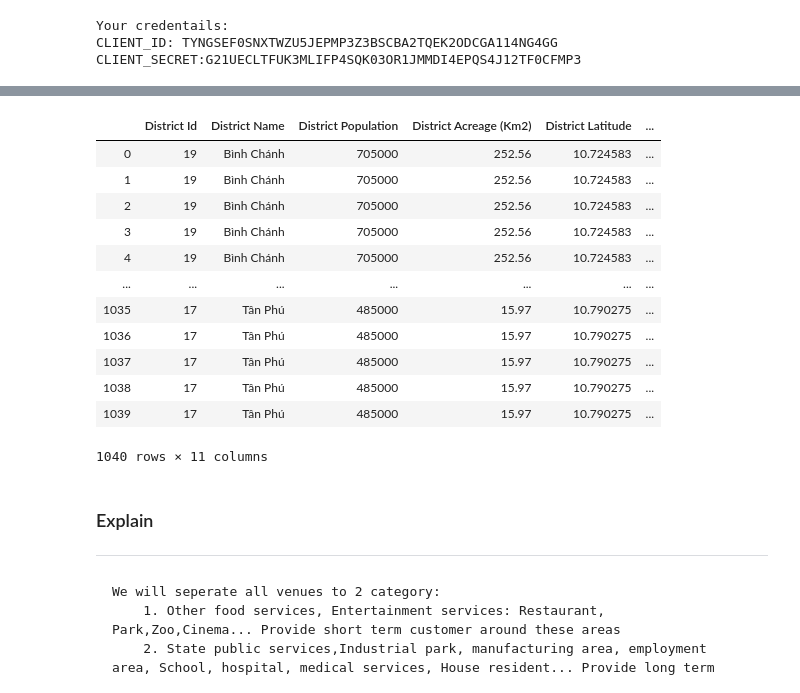
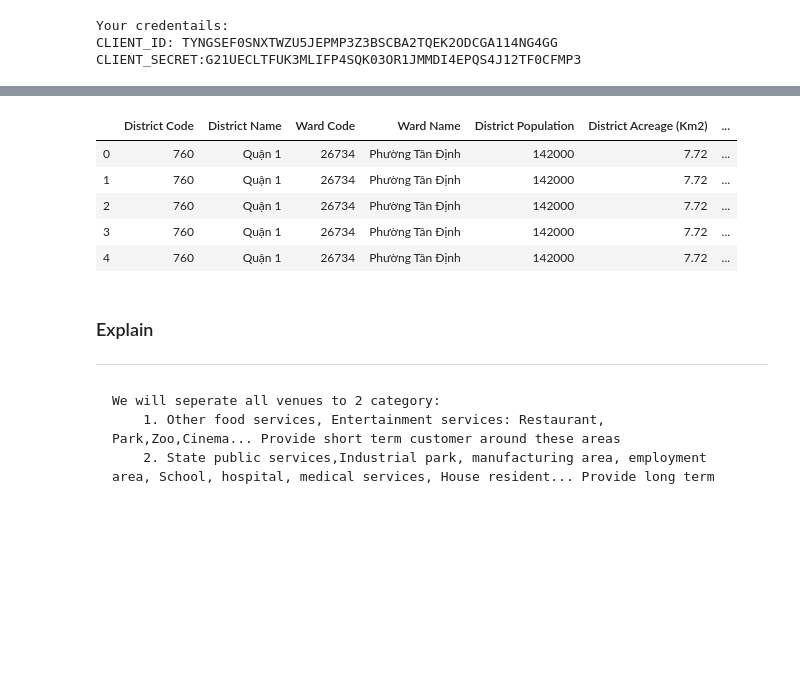
Before and after one commit to giahuy9751990/Coursera_Capstone, a Jupyter notebook: Coursera Week 1 Capstone.ipynb, the cells around one changed output, grey strips where cells are left out. Saved outputs shown, nothing was run; the diff lists cells and outputs as text; code cells hidden in the pictures; blank space fills up the shorter version.

```diff
--- a/Coursera Week 1 Capstone.ipynb
+++ b/Coursera Week 1 Capstone.ipynb
@@ -269,26 +300,30 @@ def get_foursquare_url(cl_id,cl_se,ver,lat,long,radius,category):
 # %%
-def getNearbyVenues(df_get,District_Code,names,population, latitudes, longitudes, acreage,category_type,category):
+def getNearbyVenues(df_get,category_type,category):
     CLIENT_ID = 'TYNGSEF0SNXTWZU5JEPMP3Z3BSCBA2TQEK2ODCGA114NG4GG' # your Foursquare ID
     CLIENT_SECRET = 'G21UECLTFUK3MLIFP4SQK03OR1JMMDI4EPQS4J12TF0CFMP3' # your Foursquare Secret
-    VERSION = 20200304
+    VERSION = 20200310
     venues_list=[]
-    for dis_id,name,pop, lat, lng,acr in zip(District Code,names,population, latitudes, longitudes, acreage):
-        print(name)
+    for index,value in df_get.iterrows():
+        print(value['Ward Name'])
 
+        # Lấy trung bình diện tích cho mỗi quận sau đó chia lấy radius cho tất cả các quận theo trung bình
+        avg = float(value['Acreage (Km2)'])/df_get[df_get['District Code']==value['District Code']].shape[0]
         # create the API request URL
-        url = get_foursquare_url(CLIENT_ID,CLIENT_SECRET,VERSION,lat,lng,int(math.sqrt(float(acr)/float(3.14))*1000),category)
+        url = get_foursquare_url(CLIENT_ID,CLIENT_SECRET,VERSION,value['Latitude'],value['Longitude'],int(math.sqrt(float(avg)/float(3.14))*1000),category)
 
         # make the GET request
         results = requests.get(url).json()['response']['venues']
 
         # return only relevant information for each nearby venue
         venues_list.append([(
-            dis_id,
-            name,
-            pop,
-            acr,
-            lat,
-            lng,
+            value['District Code'],
+            value['District Name'],
+            value['Ward Code'],
+            value['Ward Name'],
+            value['Population'],
+            value['Acreage (Km2)'],
+            value['Latitude'],
+            value['Longitude'],
             v['id'],
             v['name'],
             v['location']['lat'],
@@ -296,7 +331,11 @@ def getNearbyVenues(df_get,District_Code,names,population, latitudes, longitudes
             category_type
         ) for v in results])
     nearby_venues = pd.DataFrame([item for venue_list in venues_list for item in venue_list])
-    nearby_venues.columns = ['District Id','District Name',
+    nearby_venues.columns = [
+                  'District Code',
+                  'District Name',
+                  'Ward Code',
+                  'Ward Name',
                   'District Population',
                   'District Acreage (Km2)',
                   'District Latitude',
@@ -360,3 +351,3 @@ def getNearbyVenues(df_get,category_type,category):
 # %%
 coffee_category = '4bf58dd8d48988d1e0931735,5665c7b9498e7d8a4f2c0f06,5e18993feee47d000759b256,4bf58dd8d48988d1a1941735,4bf58dd8d48988d128941735,4bf58dd8d48988d16d941735,54135bf5e4b08f3d2429dfe7,56aa371be4b08b9a8d573508,54f4ba06498e2cf5561da814,4bf58dd8d48988d18d941735,4bf58dd8d48988d1f0941735'
-getNearbyVenues(df_hcm_cor,category_type="Coffee Shop",category=coffee_category)
+coffee_venues = getNearbyVenues(df_hcm_cor,category_type="Coffee Shop",category=coffee_category)
@@ -367,3 +353,0 @@ ValueError: Length mismatch: Expected axis has 0 elements, new values have 11 el
-# %%
-coffee_category = '4bf58dd8d48988d1e0931735,5665c7b9498e7d8a4f2c0f06,5e18993feee47d000759b256,4bf58dd8d48988d1a1941735,4bf58dd8d48988d128941735,4bf58dd8d48988d16d941735,54135bf5e4b08f3d2429dfe7,56aa371be4b08b9a8d573508,54f4ba06498e2cf5561da814,4bf58dd8d48988d18d941735,4bf58dd8d48988d1f0941735'
-coffee_venues = getNearbyVenues(District_Code = df_hcmc['District Code'],names=df_hcmc['District Name'],population = df_hcmc['Population'],latitudes = df_hcmc['Latitude'],longitudes = df_hcmc['Longitude'],acreage = df_hcmc['Acreage (Km2)'],category_type="Coffee Shop",category=coffee_category)
@@ -388,16 +354,9 @@ Tân Phú
 # %%
-coffee_venues
+coffee_venues.head()
 # %% [output]
-|  | District Id | District Name | District Population | District Acreage (Km2) | District Latitude | ... |
-| 0 | 19 | Bình Chánh | 705000 | 252.56 | 10.724583 | ... |
-| 1 | 19 | Bình Chánh | 705000 | 252.56 | 10.724583 | ... |
-| 2 | 19 | Bình Chánh | 705000 | 252.56 | 10.724583 | ... |
-| 3 | 19 | Bình Chánh | 705000 | 252.56 | 10.724583 | ... |
-| 4 | 19 | Bình Chánh | 705000 | 252.56 | 10.724583 | ... |
-| ... | ... | ... | ... | ... | ... | ... |
-| 1035 | 17 | Tân Phú | 485000 | 15.97 | 10.790275 | ... |
-| 1036 | 17 | Tân Phú | 485000 | 15.97 | 10.790275 | ... |
-| 1037 | 17 | Tân Phú | 485000 | 15.97 | 10.790275 | ... |
-| 1038 | 17 | Tân Phú | 485000 | 15.97 | 10.790275 | ... |
-| 1039 | 17 | Tân Phú | 485000 | 15.97 | 10.790275 | ... |
+|  | District Code | District Name | Ward Code | Ward Name | District Population | District Acreage (Km2) | ... |
+| 0 | 760 | Quận 1 | 26734 | Phường Tân Định | 142000 | 7.72 | ... |
+| 1 | 760 | Quận 1 | 26734 | Phường Tân Định | 142000 | 7.72 | ... |
+| 2 | 760 | Quận 1 | 26734 | Phường Tân Định | 142000 | 7.72 | ... |
+| 3 | 760 | Quận 1 | 26734 | Phường Tân Định | 142000 | 7.72 | ... |
+| 4 | 760 | Quận 1 | 26734 | Phường Tân Định | 142000 | 7.72 | ... |
-1040 rows × 11 columns
```
Also changed, not shown: parts of 44 cells of this notebook, 5 other files.
